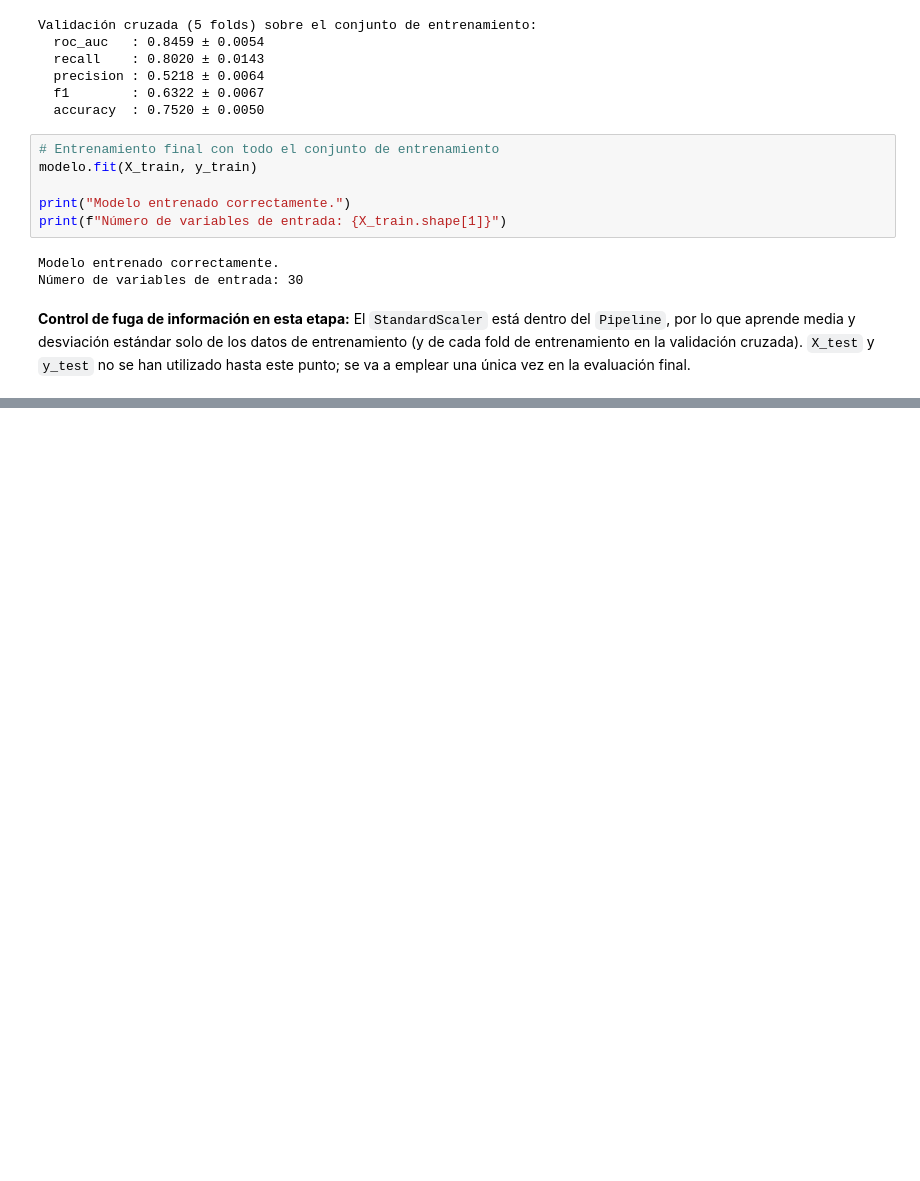
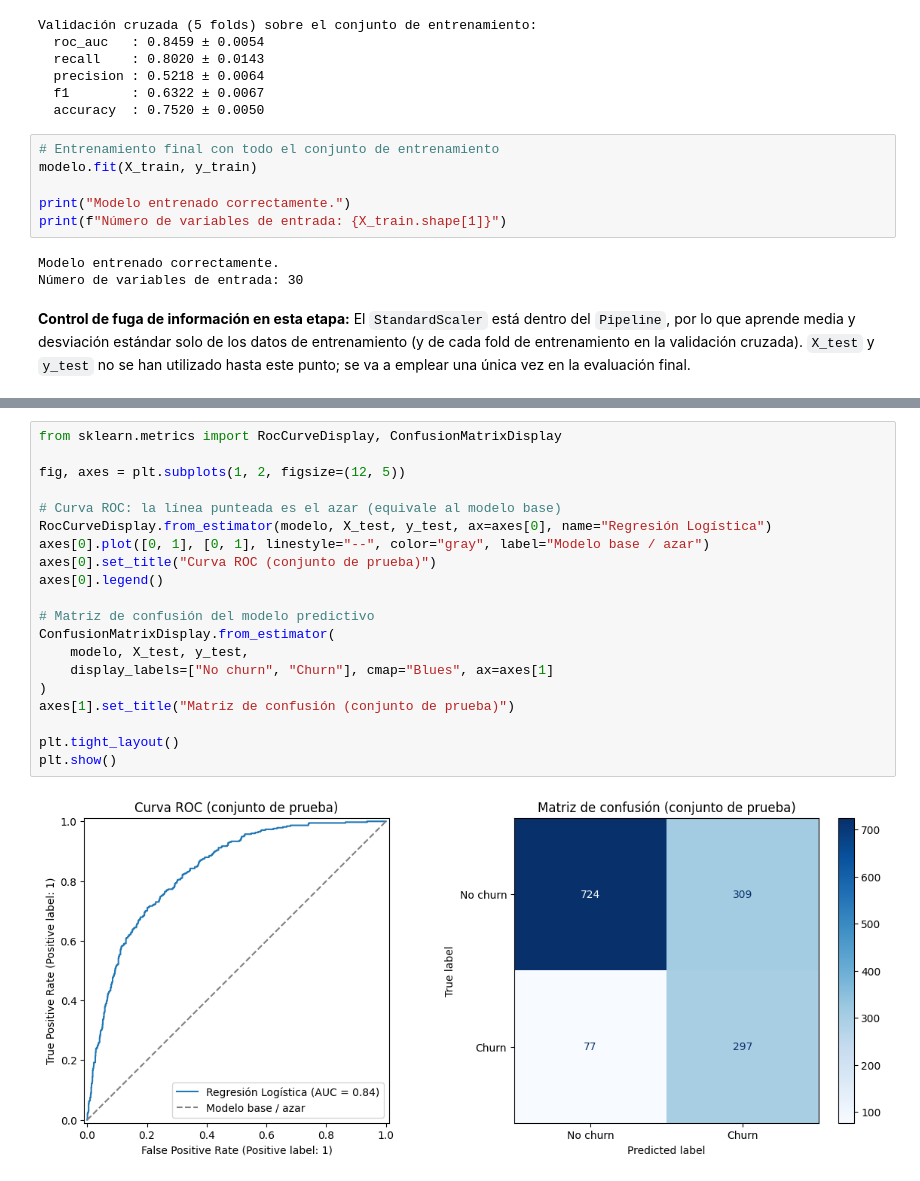
Before and after one commit to deisyrestrepoo/Prediccion-Churn-Clientes-Telco-Customer-Churn, a Jupyter notebook: fase-1/notebook.ipynb, the cells around one changed output, grey strips where cells are left out. Cells and saved outputs as stored; diff of their text form; blank space fills up the shorter version.

Commit message:
Agregar evaluación final en test, comparación con modelo base e interpretación de resultados (sección 9)

```diff
--- a/fase-1/notebook.ipynb
+++ b/fase-1/notebook.ipynb
@@ -614,0 +667,22 @@ El `StandardScaler` está dentro del `Pipeline`, por lo que aprende media y desv
+# %%
+from sklearn.metrics import RocCurveDisplay, ConfusionMatrixDisplay
+
+fig, axes = plt.subplots(1, 2, figsize=(12, 5))
+
+# Curva ROC: la línea punteada es el azar (equivale al modelo base)
+RocCurveDisplay.from_estimator(modelo, X_test, y_test, ax=axes[0], name="Regresión Logística")
+axes[0].plot([0, 1], [0, 1], linestyle="--", color="gray", label="Modelo base / azar")
+axes[0].set_title("Curva ROC (conjunto de prueba)")
+axes[0].legend()
+
+# Matriz de confusión del modelo predictivo
+ConfusionMatrixDisplay.from_estimator(
+    modelo, X_test, y_test,
+    display_labels=["No churn", "Churn"], cmap="Blues", ax=axes[1]
+)
+axes[1].set_title("Matriz de confusión (conjunto de prueba)")
+
+plt.tight_layout()
+plt.show()
+# %% [output]
+[figure, added]
```
Also changed, not shown: parts of 8 cells of this notebook.
